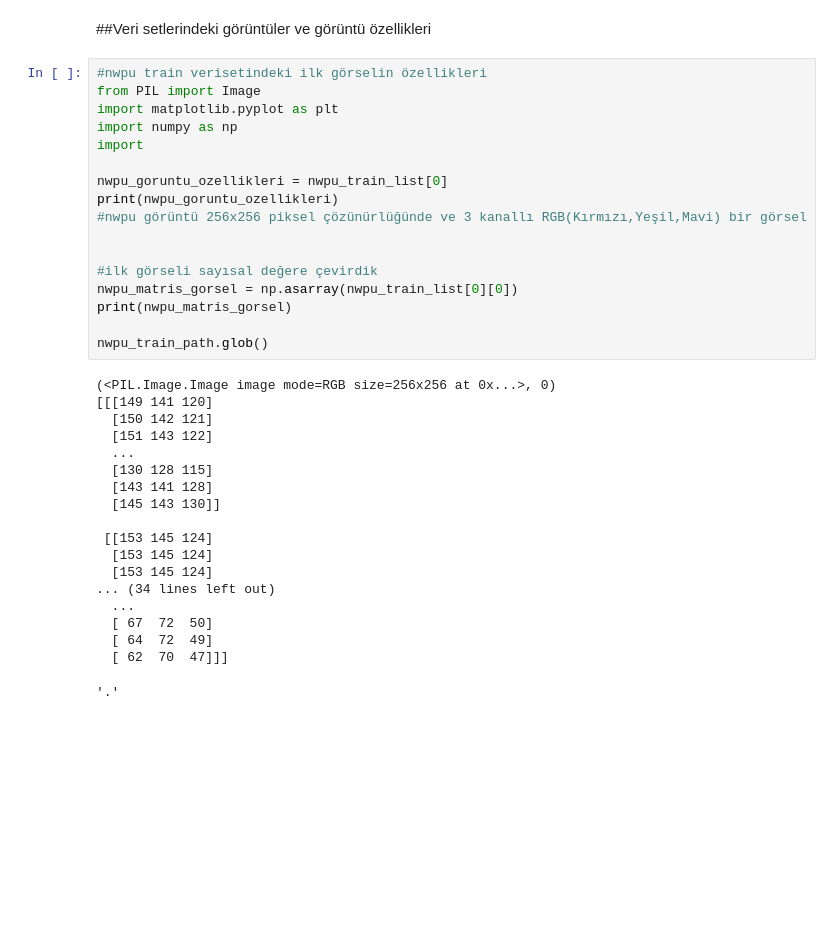
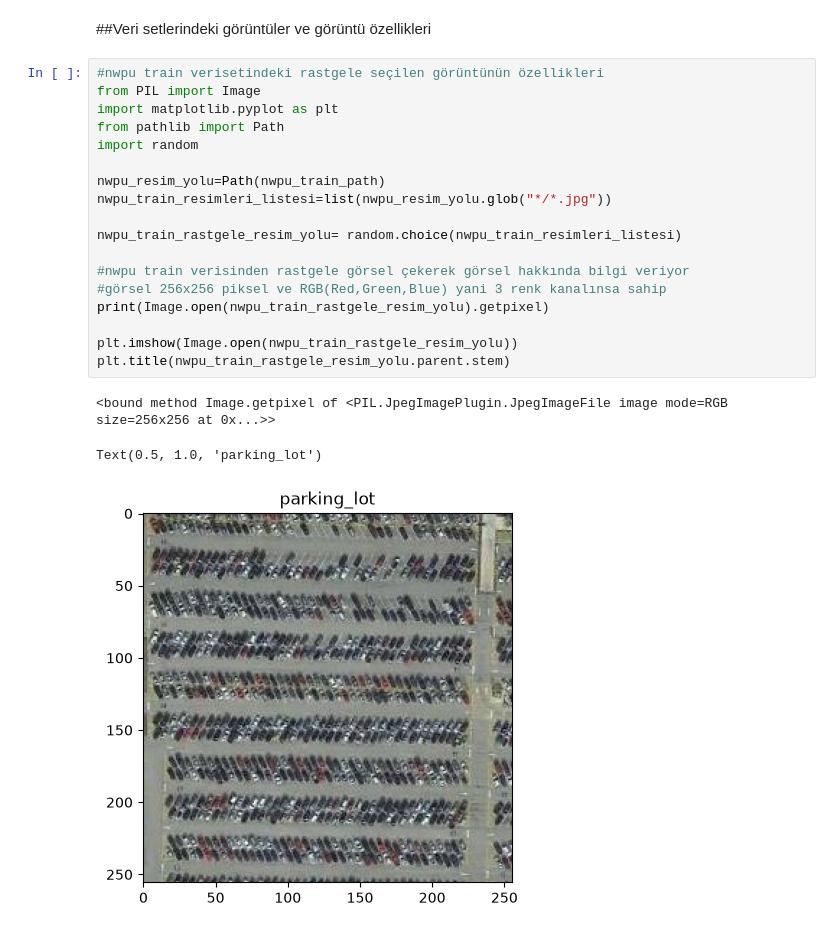
Before and after one commit to muhammedCakici/uzaktan-algilama-sahne-siniflandirma, a Jupyter notebook: notebooks/01_veri_analizi.ipynb, the cells around one changed output. Cells and saved outputs as stored; diff of their text form; blank space fills up the shorter version.

```diff
--- a/notebooks/01_veri_analizi.ipynb
+++ b/notebooks/01_veri_analizi.ipynb
@@ -115,39 +151,25 @@ for index in ucmerced_sinif_indexleri:
 # %% [markdown]
 ##Veri setlerindeki görüntüler ve görüntü özellikleri
 # %%
-#nwpu train verisetindeki ilk görselin özellikleri
+#nwpu train verisetindeki rastgele seçilen görüntünün özellikleri
 from PIL import Image
 import matplotlib.pyplot as plt
-import numpy as np
-import
+from pathlib import Path
+import random
 
-nwpu_goruntu_ozellikleri = nwpu_train_list[0]
-print(nwpu_goruntu_ozellikleri)
-#nwpu görüntü 256x256 piksel çözünürlüğünde ve 3 kanallı RGB(Kırmızı,Yeşil,Mavi) bir görsel
+nwpu_resim_yolu=Path(nwpu_train_path)
+nwpu_train_resimleri_listesi=list(nwpu_resim_yolu.glob("*/*.jpg"))
 
+nwpu_train_rastgele_resim_yolu= random.choice(nwpu_train_resimleri_listesi)
 
-#ilk görseli sayısal değere çevirdik
-nwpu_matris_gorsel = np.asarray(nwpu_train_list[0][0])
-print(nwpu_matris_gorsel)
+#nwpu train verisinden rastgele görsel çekerek görsel hakkında bilgi veriyor
+#görsel 256x256 piksel ve RGB(Red,Green,Blue) yani 3 renk kanalınsa sahip
+print(Image.open(nwpu_train_rastgele_resim_yolu).getpixel)
 
-nwpu_train_path.glob()
+plt.imshow(Image.open(nwpu_train_rastgele_resim_yolu))
+plt.title(nwpu_train_rastgele_resim_yolu.parent.stem)
 # %% [output]
-(<PIL.Image.Image image mode=RGB size=256x256 at 0x...>, 0)
-[[[149 141 120]
-  [150 142 121]
-  [151 143 122]
-  ...
-  [130 128 115]
-  [143 141 128]
-  [145 143 130]]
-
- [[153 145 124]
-  [153 145 124]
-  [153 145 124]
-... (34 lines left out)
-  ...
-  [ 67  72  50]
-  [ 64  72  49]
-  [ 62  70  47]]]
+<bound method Image.getpixel of <PIL.JpegImagePlugin.JpegImageFile image mode=RGB size=256x256 at 0x...>>
-'.'
+Text(0.5, 1.0, 'parking_lot')
+[figure, added]
 # %%
```
Also changed, not shown: parts of 3 cells of this notebook.
